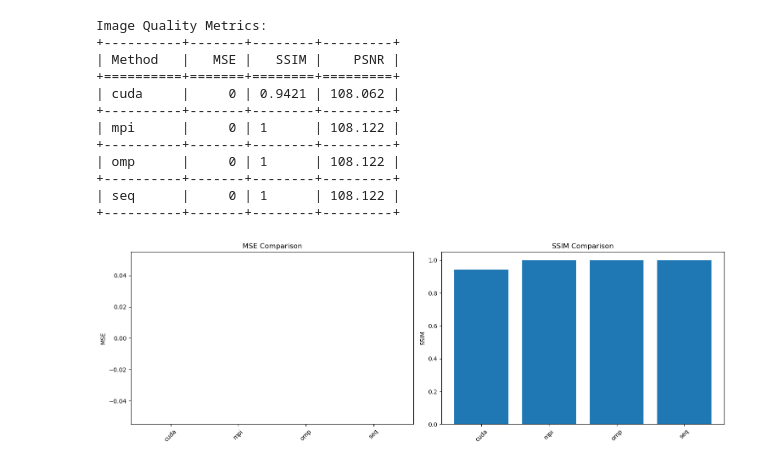
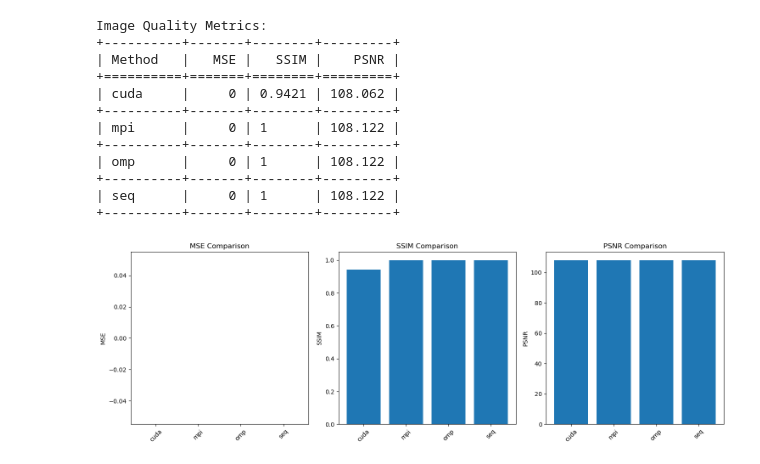
Before and after one commit to rollingsheeep/sc_cuda, a Jupyter notebook: detail copy.ipynb, the cells around one changed output. Saved outputs shown, nothing was run; the diff lists cells and outputs as text; code cells hidden in the pictures.

```diff
--- a/detail copy.ipynb
+++ b/detail copy.ipynb
@@ -335,19 +335,19 @@ Image Quality Metrics:
 | seq      |     0 | 1      | 108.122 |
 +----------+-------+--------+---------+
 # %%
-metrics = ['MSE', 'SSIM']
-fig, axes = plt.subplots(1, 2, figsize=(15, 5))
+metrics = ['MSE', 'SSIM', 'PSNR']
+fig, axes = plt.subplots(1, 3, figsize=(15, 5))
 
 for idx, metric in enumerate(metrics):
     values = [float(row[idx + 1]) for row in results]
     methods_without_seq = [row[0] for row in results]
 
     axes[idx].bar(methods_without_seq, values)
     axes[idx].set_title(f'{metric} Comparison')
     axes[idx].set_ylabel(metric)
     axes[idx].tick_params(axis='x', rotation=45)
 
 plt.tight_layout()
 plt.show()
 # %% [output]
-[figure, old version]
+[figure, new version]
```
